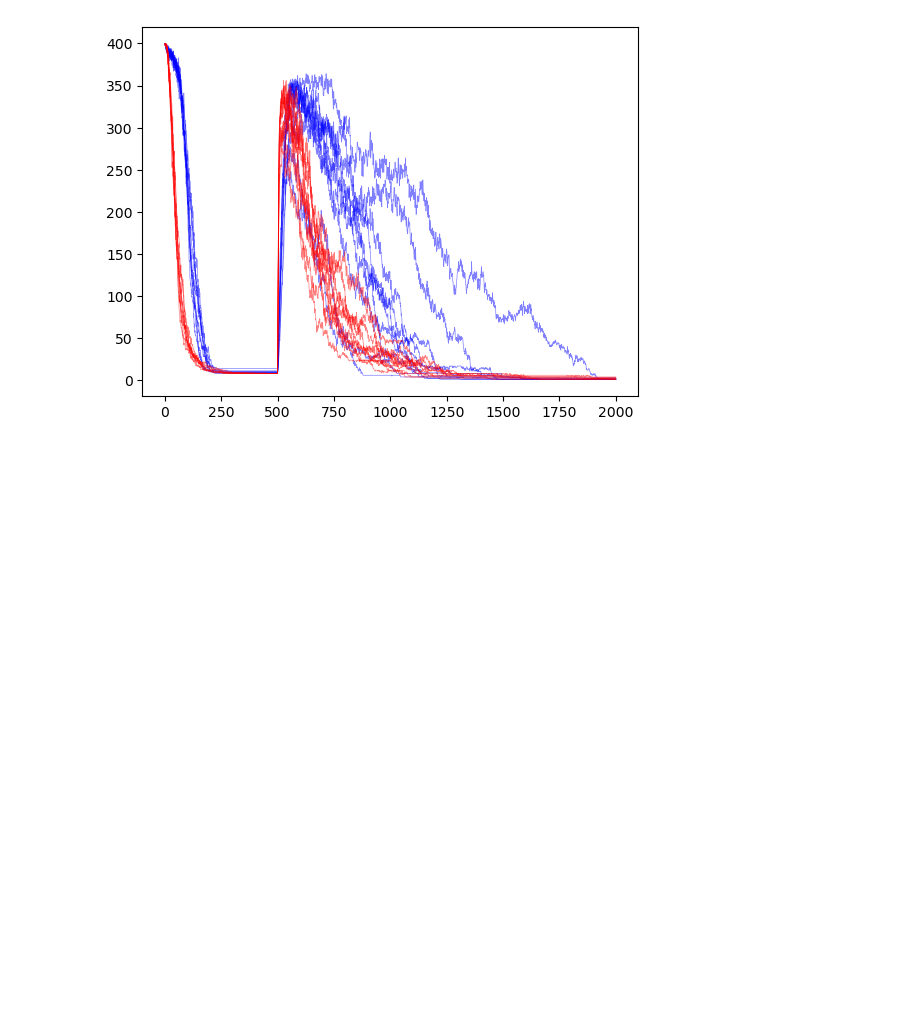
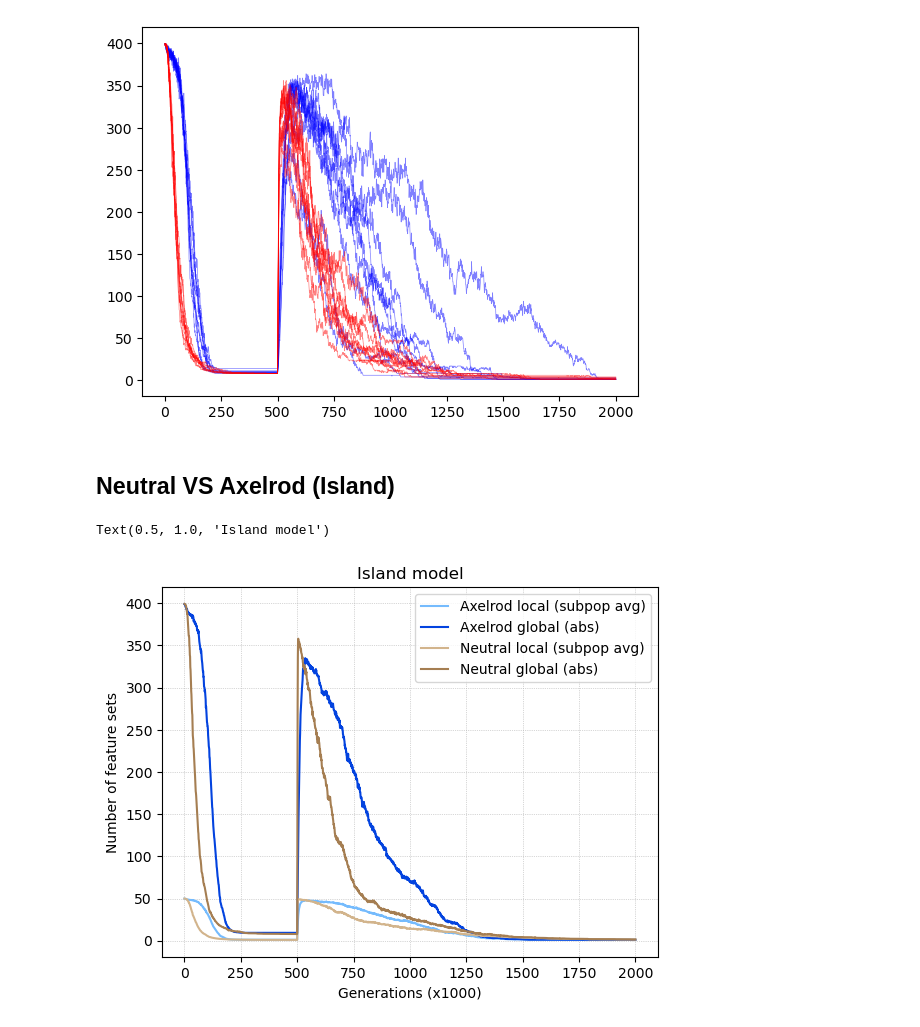
Before and after one commit to mtomasini/MetapopulationsPython, a Jupyter notebook: exploration.ipynb, the cells around one changed output. Cells and saved outputs as stored; diff of their text form; code cells hidden in the pictures; blank space fills up the shorter version.

```diff
--- a/exploration.ipynb
+++ b/exploration.ipynb
@@ -595,3 +597,23 @@ plt.plot(data_neutral_global, c = "red", alpha=0.5, linewidth=0.5)
  <matplotlib.lines.Line2D at 0x...>,
  <matplotlib.lines.Line2D at 0x...>]
 [figure]
+# %% [markdown]
+## Neutral VS Axelrod (Island)
+# %%
+data_axelrod_local = pd.read_csv("./Outputs/pop400/island/8subpop_m1e-3_burnin_subpop_set_counts.csv", index_col=0)
+data_axelrod_global = pd.read_csv("./Outputs/pop400/island/8subpop_m1e-3_burnin_metapop_set_counts.csv", index_col=0)
+data_neutral_local = pd.read_csv("./Outputs/neutral/pop400/island/8subpop_m1e-3_burnin_subpop_set_counts.csv", index_col=0)
+data_neutral_global = pd.read_csv("./Outputs/neutral/pop400/island/8subpop_m1e-3_burnin_metapop_set_counts.csv", index_col=0)
+# %%
+plt.plot(data_axelrod_local.mean(axis=1), color = 'xkcd:sky blue')
+plt.plot(data_axelrod_global.mean(axis=1), color = 'xkcd:blue')
+plt.plot(data_neutral_local.mean(axis=1), color = 'tan')
+plt.plot(data_neutral_global.mean(axis=1), color = 'xkcd:puce')
+plt.legend(["Axelrod local (subpop avg)", "Axelrod global (abs)", "Neutral local (subpop avg)", "Neutral global (abs)"])
+plt.ylabel("Number of feature sets")
+plt.xlabel("Generations (x1000)")
+plt.grid(linestyle=':', linewidth=0.5)
+plt.title("Island model")
+# %% [output]
+Text(0.5, 1.0, 'Island model')
+[figure, added]
```
Also changed, not shown: parts of 5 cells of this notebook, 4 other files.
